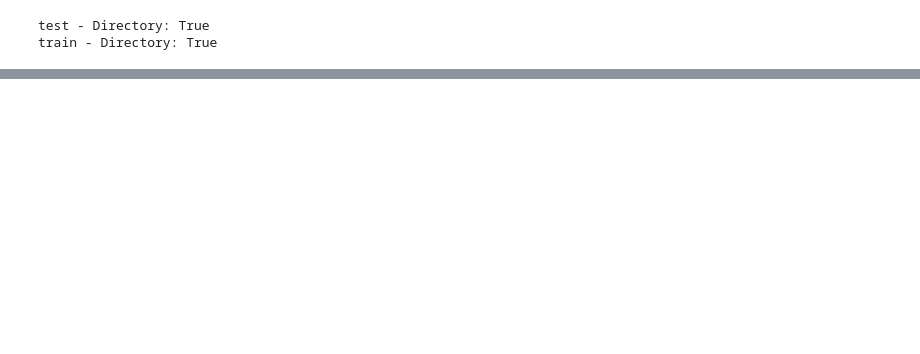
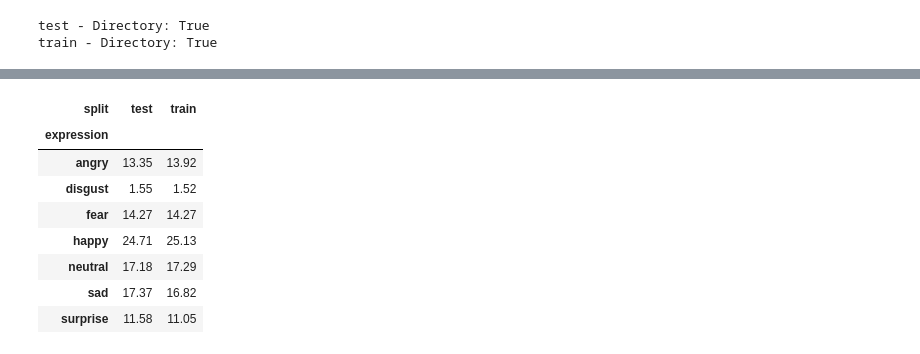
Before and after one commit to chtzortzi-alt/Tzortzi_Facial_Expressions, a Jupyter notebook: Tzortzi_Imaging_Dataset.ipynb, the cells around one changed output, grey strips where cells are left out. Drawn from its saved outputs; the diff is of its cells as text; code cells hidden in the pictures; blank space fills up the shorter version.

```diff
--- a/Tzortzi_Imaging_Dataset.ipynb
+++ b/Tzortzi_Imaging_Dataset.ipynb
@@ -24,0 +154,16 @@ train - Directory: True
+# %%
+class_percentages = (
+    class_counts.div(class_counts.sum(axis = 0), axis = 1) * 100
+)
+
+display(class_percentages.round(2))
+# %% [output]
+| split | test | train |
+| expression |  |  |
+| angry | 13.35 | 13.92 |
+| disgust | 1.55 | 1.52 |
+| fear | 14.27 | 14.27 |
+| happy | 24.71 | 25.13 |
+| neutral | 17.18 | 17.29 |
+| sad | 17.37 | 16.82 |
+| surprise | 11.58 | 11.05 |
```
Also changed, not shown: parts of 20 cells of this notebook.
